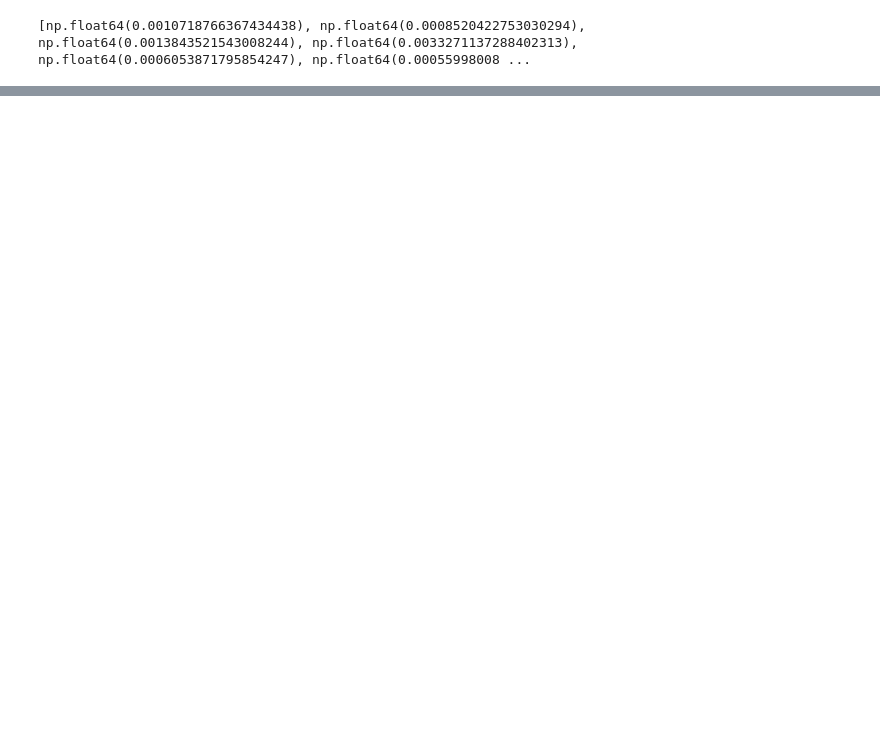
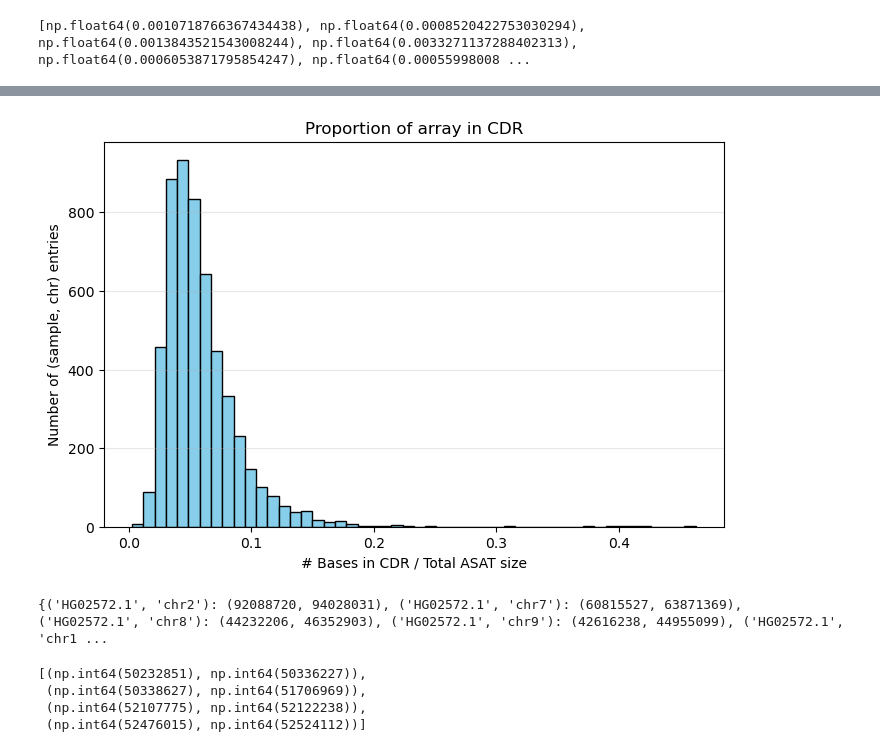
Before and after one commit to miramastoras/centrolign_analysis, a Jupyter notebook: analysis_notes/release2_QC_v2/notebooks/CDR_mutation_permutation.ipynb, the cells around one changed output, grey strips where cells are left out. Saved outputs shown, nothing was run; the diff lists cells and outputs as text; code cells hidden in the pictures; blank space fills up the shorter version.

```diff
--- a/analysis_notes/release2_QC_v2/notebooks/CDR_mutation_permutation.ipynb
+++ b/analysis_notes/release2_QC_v2/notebooks/CDR_mutation_permutation.ipynb
@@ -727,0 +906,44 @@ print(p_value)
+# %%
+import matplotlib.pyplot as plt
+
+# Compute proportions
+proportions = []
+for key in real_cdr_intervals:
+    if key not in asat_bounds:
+        continue
+    cdrs = real_cdr_intervals[key]
+    bounds_start, bounds_end = asat_bounds[key]
+    total_cdr_bases = sum(end - start for start, end in cdrs)
+    total_bounds_bases = bounds_end - bounds_start
+    proportions.append(total_cdr_bases / total_bounds_bases)
+
+# Plot histogram
+plt.figure(figsize=(8, 5))
+plt.hist(proportions, bins=50, color='skyblue', edgecolor='black')
+plt.xlabel("# Bases in CDR / Total ASAT size")
+plt.ylabel("Number of (sample, chr) entries")
+plt.title("Proportion of array in CDR")
+plt.grid(axis='y', alpha=0.3)
+plt.show()
+# %% [output]
+[figure, added]
+# %%
+print(asat_bounds)
+# %% [output]
+{('HG02572.1', 'chr2'): (92088720, 94028031), ('HG02572.1', 'chr7'): (60815527, 63871369), ('HG02572.1', 'chr8'): (44232206, 46352903), ('HG02572.1', 'chr9'): (42616238, 44955099), ('HG02572.1', 'chr1 ...
+# %%
+## Debug chr 4
+
+real = [(50902094, 51005470), (51016194, 51064291), (51108649, 51123112), (51191112, 52559454)]
+bounds = (49946033, 53263026)
+rng = np.random.default_rng(42)
+
+random_intervals_like(
+                real_intervals=real,
+                bounds=bounds,
+                rng=rng)
+# %% [output]
+[(np.int64(50232851), np.int64(50336227)),
+ (np.int64(50338627), np.int64(51706969)),
+ (np.int64(52107775), np.int64(52122238)),
+ (np.int64(52476015), np.int64(52524112))]
```
Also changed, not shown: parts of 12 cells of this notebook, 1 other file.
